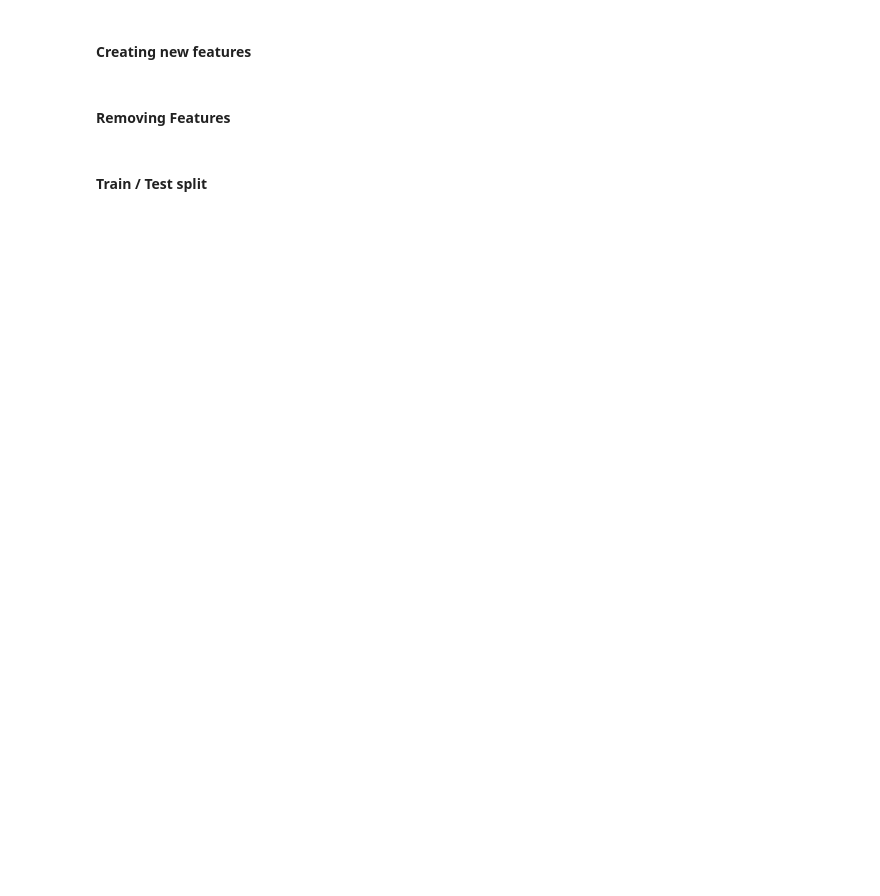
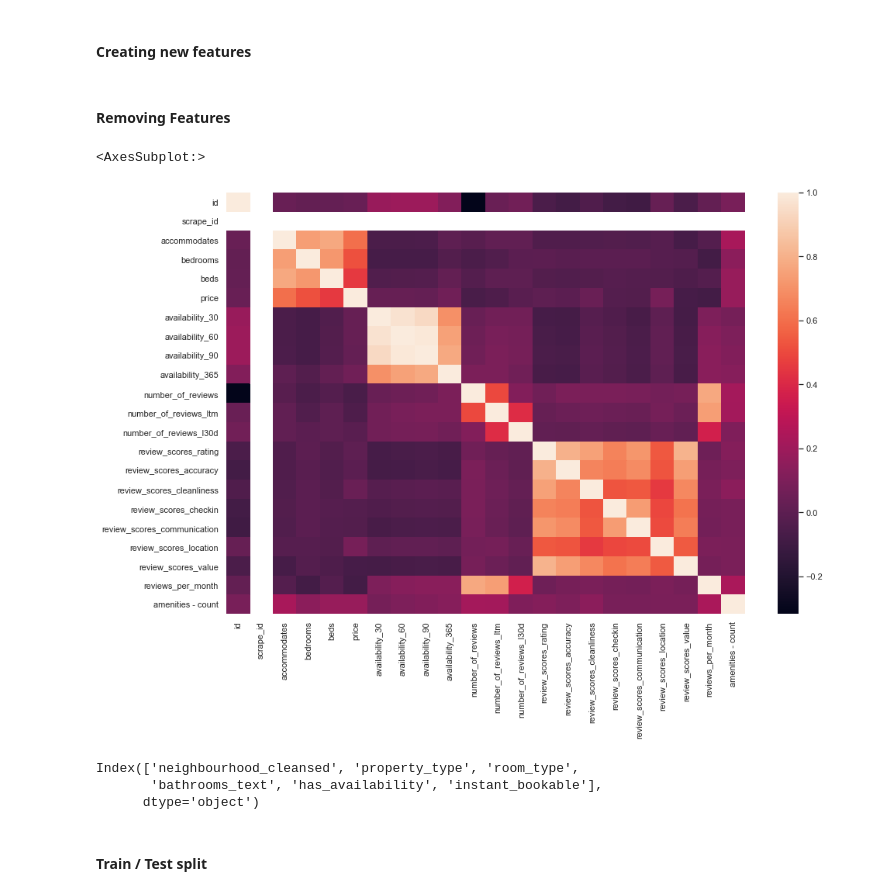
Before and after one commit to waltersmac/Predicting-AirBnB-Prices, a Jupyter notebook: notebooks/1.0-rw-data-exploration.ipynb, the cells around one changed output. Drawn from its saved outputs; the diff is of its cells as text; code cells hidden in the pictures; blank space fills up the shorter version.

Commit message:
Added new correlation heat map to compare numerical features and inturn selected the best numerical features

```diff
--- a/notebooks/1.0-rw-data-exploration.ipynb
+++ b/notebooks/1.0-rw-data-exploration.ipynb
@@ -507,12 +505,12 @@ df.loc[:,"amenities - count"] = [len(i) for i in df["amenities"]]
 def drop_columns(df):
 
     # Dropping Columns that aren't needed
-    regex_list = ['url','id','scraped','first_review','last_review','cancellation_policy', 'maximum',
+    regex_list = ['url','scraped','first_review','last_review','cancellation_policy', 'maximum',
                   'minimum', 'host','requires']
     for i in regex_list:
         df = df[df.columns.drop(list(df.filter(regex=i)))]
 
-    df = df.drop(columns=['name','description','neighborhood_overview','latitude',
+    df = df.drop(columns=['name','id','description','neighborhood_overview','latitude',
                           'longitude','neighbourhood','amenities','calendar_updated'])
 
     # remove columns with 70% or high with missing data
@@ -522,3 +520,16 @@ def drop_columns(df):
     return df
 
 df = drop_columns(df)
+# %%
+# calculate the correlation matrix
+corr = df.corr()
+
+plt.figure(figsize = (15,10))
+
+# plot the heatmap
+sns.heatmap(corr,
+        xticklabels=corr.columns,
+        yticklabels=corr.columns)
+# %% [output]
+<AxesSubplot:>
+[figure, added]
@@ -524,0 +538,6 @@ df = drop_columns(df)
+# %%
+df_object.columns
+# %% [output]
+Index(['neighbourhood_cleansed', 'property_type', 'room_type',
+       'bathrooms_text', 'has_availability', 'instant_bookable'],
+      dtype='object')
```
Also changed, not shown: parts of 19 cells of this notebook.
